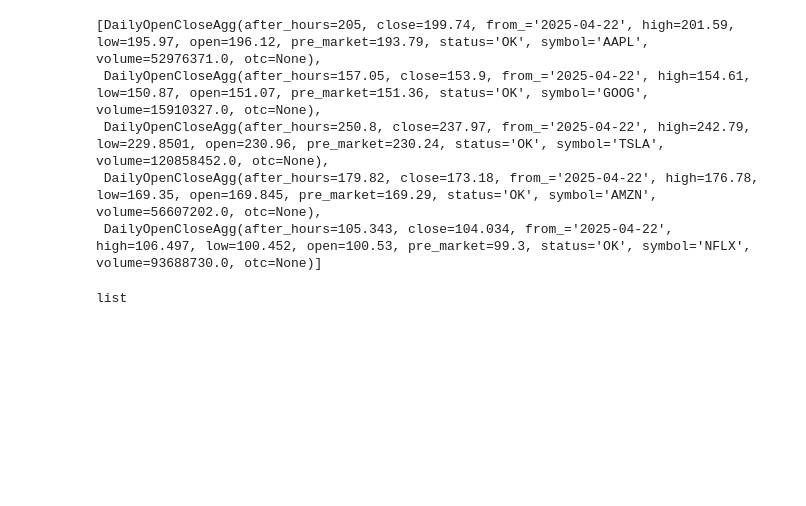
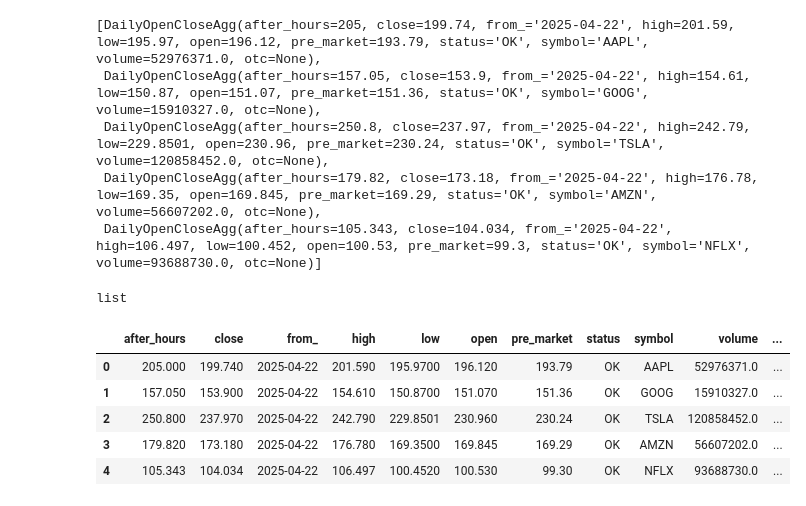
Before and after one commit to cliffe-016/Lux-Projects, a Jupyter notebook: python/massive_api/test.ipynb, the cells around one changed output. Drawn from its saved outputs; the diff is of its cells as text; code cells hidden in the pictures; blank space fills up the shorter version.

```diff
--- a/python/massive_api/test.ipynb
+++ b/python/massive_api/test.ipynb
@@ -109,4 +109,12 @@ type(data)
 # %% [output]
 list
 # %%
-df =
+df = pd.DataFrame(data)
+df
+# %% [output]
+|  | after_hours | close | from_ | high | low | open | pre_market | status | symbol | volume | ... |
+| 0 | 205.000 | 199.740 | 2025-04-22 | 201.590 | 195.9700 | 196.120 | 193.79 | OK | AAPL | 52976371.0 | ... |
+| 1 | 157.050 | 153.900 | 2025-04-22 | 154.610 | 150.8700 | 151.070 | 151.36 | OK | GOOG | 15910327.0 | ... |
+| 2 | 250.800 | 237.970 | 2025-04-22 | 242.790 | 229.8501 | 230.960 | 230.24 | OK | TSLA | 120858452.0 | ... |
+| 3 | 179.820 | 173.180 | 2025-04-22 | 176.780 | 169.3500 | 169.845 | 169.29 | OK | AMZN | 56607202.0 | ... |
+| 4 | 105.343 | 104.034 | 2025-04-22 | 106.497 | 100.4520 | 100.530 | 99.30 | OK | NFLX | 93688730.0 | ... |
```
Also changed, not shown: 1 other file.
